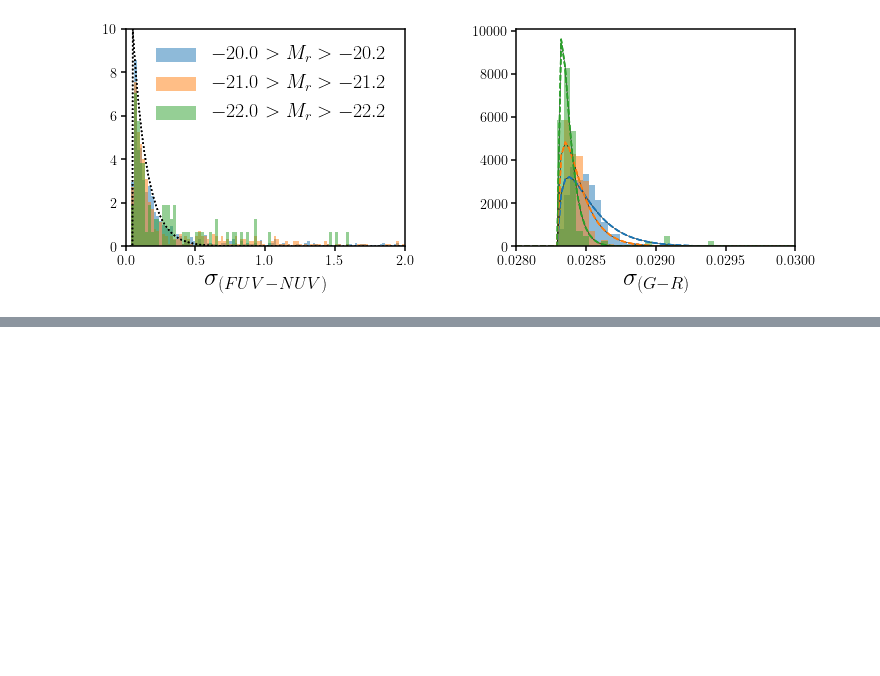
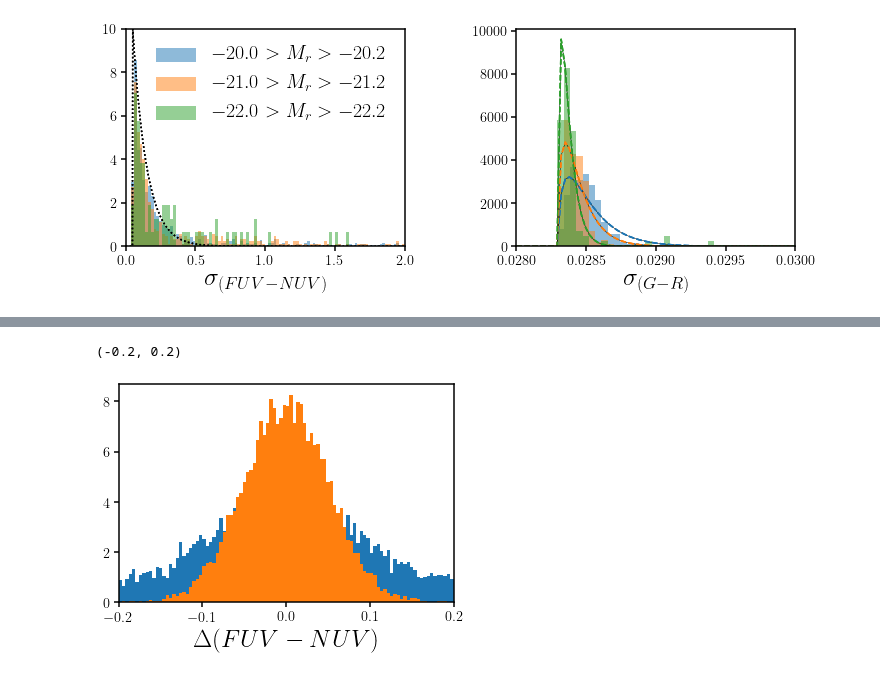
Before and after one commit to IQcollaboratory/galpopFM, a Jupyter notebook: nb/noise_model.ipynb, the cells around one changed output, grey strips where cells are left out. Cells and saved outputs as stored; diff of their text form; code cells hidden in the pictures; blank space fills up the shorter version.

```diff
--- a/nb/noise_model.ipynb
+++ b/nb/noise_model.ipynb
@@ -137,0 +233,8 @@ fig.subplots_adjust(wspace=0.4)
+# %%
+plt.hist(x_mod_noise[2] - x_mod_nonoise[2], range=(-0.2, 0.2), bins=100, density=True)
+plt.hist(np.random.normal(size=len(x_mod_noise[0]))*0.05, range=(-0.2, 0.2), bins=100, density=True)
+plt.xlabel(r'$\Delta (FUV-NUV)$', fontsize=25)
+plt.xlim(-0.2, 0.2)
+# %% [output]
+(-0.2, 0.2)
+[figure, added]
```
Also changed, not shown: parts of 11 cells of this notebook.
